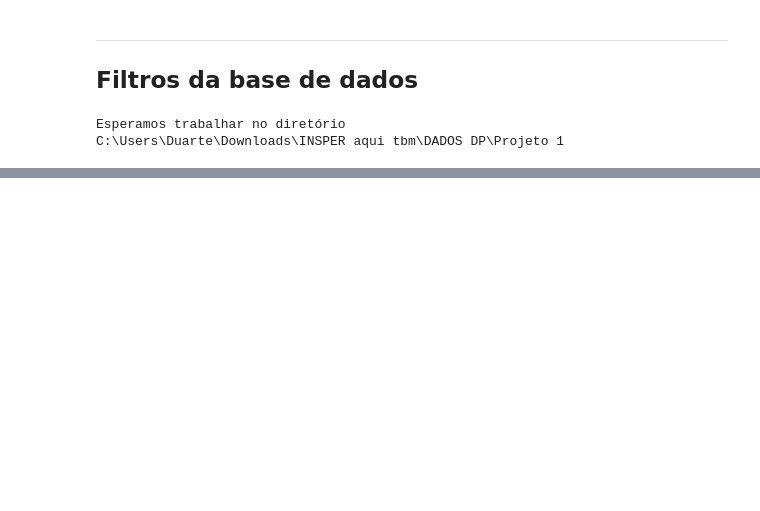
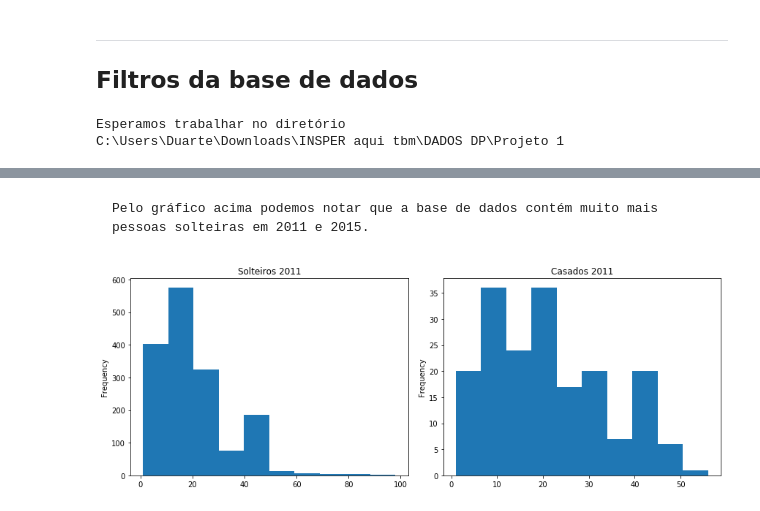
Before and after one commit to gDuarteg/CD-2019-Projeto-1, a Jupyter notebook: Projeto1 Layout.ipynb, the cells around one changed output, grey strips where cells are left out. Saved outputs shown, nothing was run; the diff lists cells and outputs as text; code cells hidden in the pictures; blank space fills up the shorter version.

```diff
--- a/Projeto1 Layout.ipynb
+++ b/Projeto1 Layout.ipynb
@@ -54,7 +46,0 @@ dados_2011.head()
-# %%
-# Curso mais elevado que frequentou anteriormente ( V6007)
-
-lista_curso = ["Elementar","Médio 1º ciclo" ,"Médio 2º ciclo","Regular do ensino fundamental","Regular do ensino médio","supletivo do ensino fundamental ou do 1º grau","supletivo de ensino médio ou do 2º grau","Superior - graduação","Mestrado ou doutorado","Alfabetização de jovens e adultos","Creche","Classe de alfabetização - CA" ,"Maternal ou jardim de infância"]
-for i in np.arange(13):
-    dados_2011.loc[(dados_2011.V6007 == i), "V6007"] = lista_curso[i]
-curso = dados_2011.V6007
@@ -78,0 +79,5 @@ ___
+# %%
+F1_solteiro_11 = semFiltro_2011[semFiltro_2011['Sexo'] == 2] # homens
+F2_solteiro_11 = F1_solteiro_11[semFiltro_2011['Estado Civil'] == 0] #solteiro
+df_solteiro_11 = F2_solteiro_11[semFiltro_2011['Horas Semanais'] > 0] # horas
+df_solteiro_11.head()
@@ -78,0 +91,5 @@ ___
+# %%
+F1_casado_11 = semFiltro_2011[semFiltro_2011['Sexo'] == 2] # homens
+F2_casado_11 = F1_casado_11[semFiltro_2011['Estado Civil'] == 1] #casados
+df_casado_11 = F2_casado_11[semFiltro_2011['Horas Semanais'] > 0] # horas
+df_casado_11.head()
@@ -78,0 +173,17 @@ ___
+# %% [markdown]
+    Pelo gráfico acima podemos notar que a base de dados contém muito mais pessoas solteiras em 2011 e 2015.
+# %%
+fig = plt.figure(figsize=(18,4.5))
+
+plt.subplot(131)
+df_solteiro_11["Horas Semanais"].plot.hist()
+plt.title("Solteiros 2011")
+
+plt.subplot(132)
+df_casado_11["Horas Semanais"].plot.hist()
+plt.title("Casados 2011")
+
+plt.tight_layout()
+plt.show()
+# %% [output]
+[figure, added]
```
Also changed, not shown: parts of 34 cells of this notebook.
